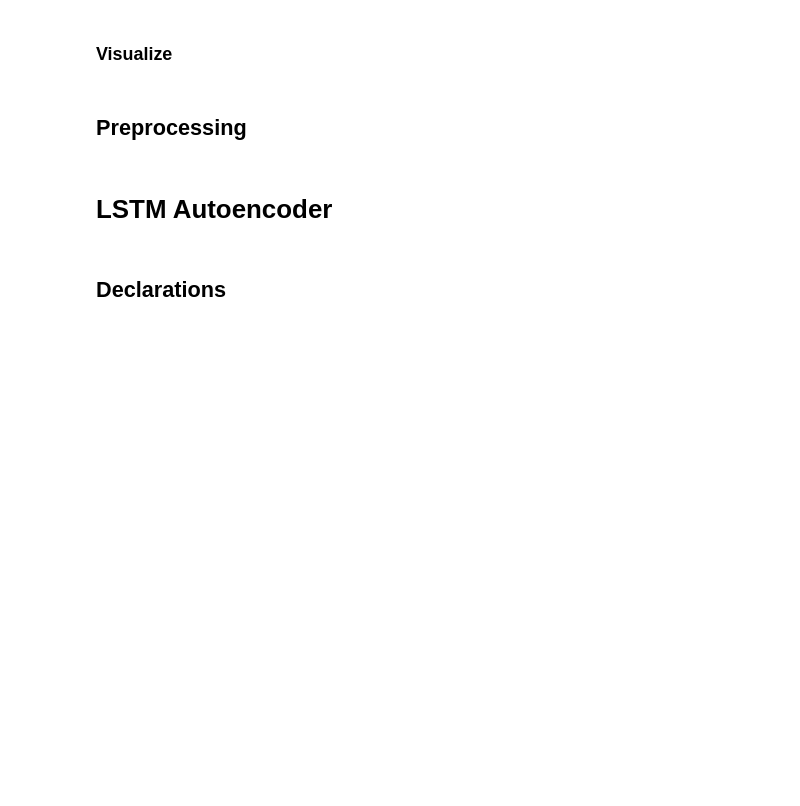
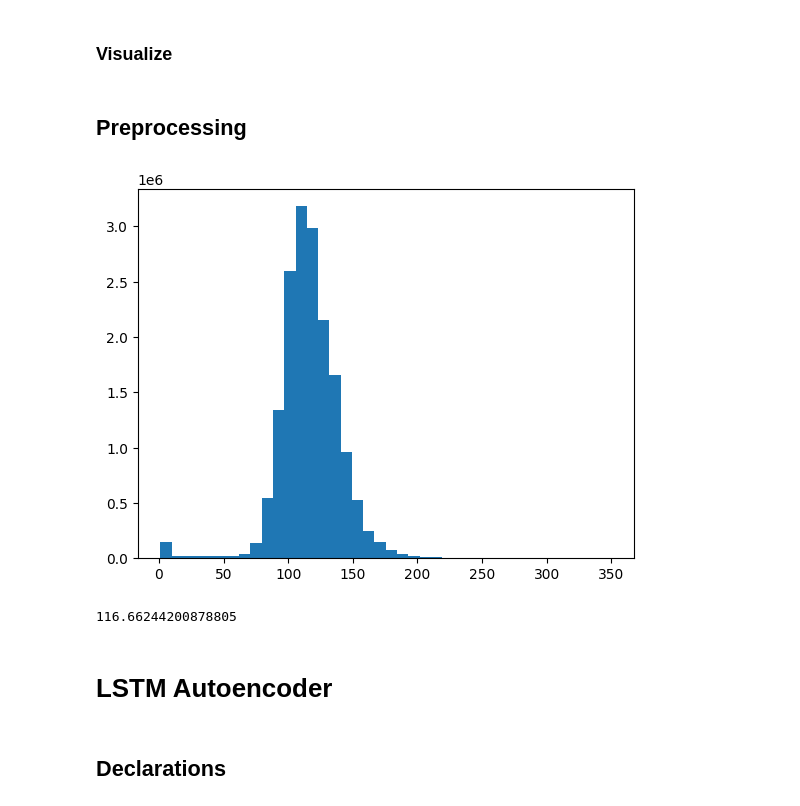
Before and after one commit to RobertoLorusso/AnomalyDetection, a Jupyter notebook: notebooks/VitalDB_Autoencoder.ipynb, the cells around one changed output. Cells and saved outputs as stored; diff of their text form; code cells hidden in the pictures; blank space fills up the shorter version.

Commit message:
closes #14, histogram sketch #11

```diff
--- a/notebooks/VitalDB_Autoencoder.ipynb
+++ b/notebooks/VitalDB_Autoencoder.ipynb
@@ -441,7 +437,7 @@ def get_preprocessed_data(path, norm_func = None):
     return dbp,sbp,bt,hr,rr,idx_remove
 # %%
 path = '/Users/Roberto/projects/AnomalyDetection/data/processed'
-norm = 'minmax'
+norm = None
 try:
     func_norm = norm + '_norm'
     normalize = globals()[func_norm] # normalize is called later for test data normalization
@@ -449,6 +445,14 @@ except:
     normalize = None
 
 dbp,sbp,bt,hr,rr,idx_remove = get_preprocessed_data(path = path,norm_func = normalize)
+# %%
+dd = np.asarray([item for sublist in sbp for item in sublist if item > 0],dtype='float64')
+plt.hist(dd,bins=40)
+plt.show()
+print(np.mean(dd))
+# %% [output]
+[figure, added]
+116.66244200878805
 # %% [markdown]
 # LSTM Autoencoder
 # %% [markdown]
```
Also changed, not shown: parts of 3 cells of this notebook.
